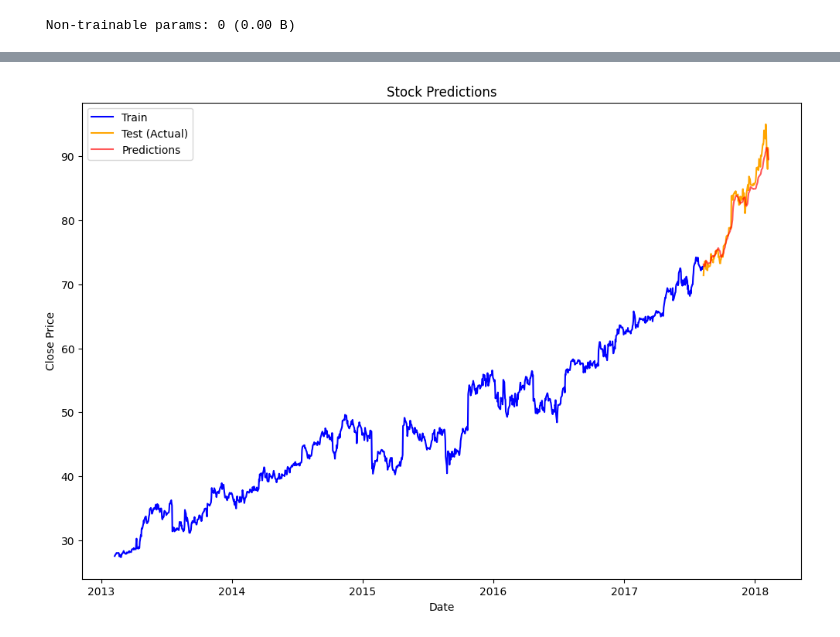
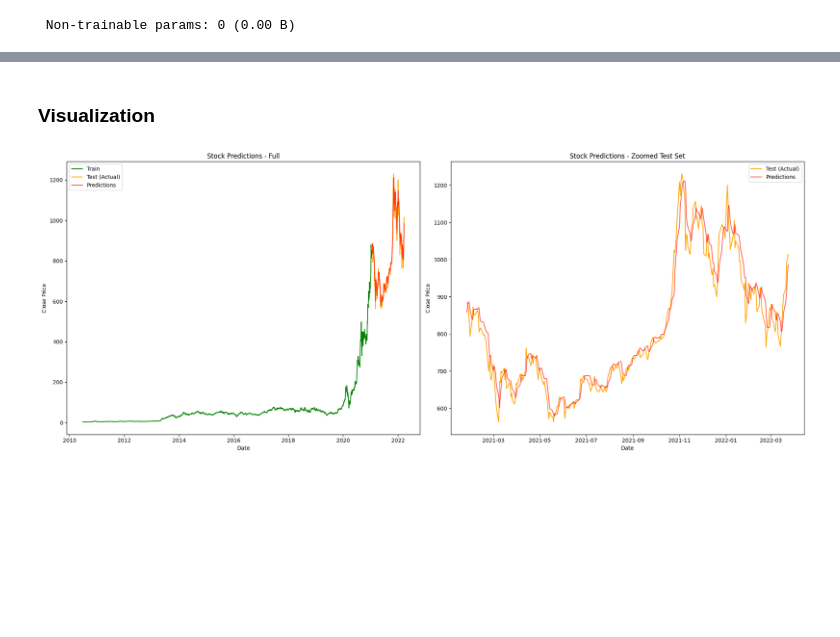
Before and after one commit to ItsThareesh/Stock-Price-Predictor, a Jupyter notebook: main.ipynb, the cells around one changed output, grey strips where cells are left out. Saved outputs shown, nothing was run; the diff lists cells and outputs as text; code cells hidden in the pictures; blank space fills up the shorter version.

Commit message:
Train Model on TSLA Stock

```diff
--- a/main.ipynb
+++ b/main.ipynb
@@ -15,11 +15,18 @@ import seaborn as sns
 # %%
 tf.random.set_seed(96)
 
-dataset_path = "MicrosoftStock.csv"
-train_test_split = 0.9
+dataset_path = "TSLA.csv"
+train_test_split = 0.90
 window_size = 10
 batch_size = 32
 epochs = 25
+
+open_column = "Open"
+close_column = "Close"
+date_column = "Date"
+high_column = "High"
+low_column = "Low"
+volume_column = "Volume"
 # %% [markdown]
 ## Import Dataset
 # %%
@@ -46,6 +52,6 @@ Name      0
 dtype: int64
 # %%
-df['date'] = pd.to_datetime(df['date'])
+df[date_column] = pd.to_datetime(df[date_column])
 # %% [markdown]
 ## Graphs and Correlation Matrix
 # %%
@@ -104,4 +109,0 @@ plt.show()
-# %%
-df['date'] = pd.to_datetime(df['date'])
-df.drop('Name', inplace=True, axis=1)
-df.head()
@@ -115,7 +110,7 @@ df.head()
 # %% [markdown]
 ## Scale Data
 # %%
-stock_close = df['close'].values
+stock_close = df[close_column].values
 # %%
 training_data_len = int(np.ceil(train_test_split * len(stock_close)))
 
@@ -240,16 +247,32 @@ predictions = scaler.inverse_transform(predictions)
+# %% [markdown]
+### Visualization
 # %%
 train = df[:training_data_len]
-test =  df[training_data_len:].copy()
+test = df[training_data_len:].copy()
 test['Predictions'] = predictions
 
-plt.figure(figsize=(12,8))
-plt.plot(train['date'], train['close'], label="Train", color='blue')
-plt.plot(test['date'], test['close'], label="Test (Actual)", color='orange')
-plt.plot(test['date'], test['Predictions'], label="Predictions", color='red', alpha=0.65)
-plt.title("Stock Predictions")
+plt.figure(figsize=(20, 8))
+
+# Full View: Train + Test + Predictions
+plt.subplot(1, 2, 1)
+plt.plot(train[date_column], train[close_column], label="Train", color='green')
+plt.plot(test[date_column], test[close_column], label="Test (Actual)", color='orange')
+plt.plot(test[date_column], test['Predictions'], label="Predictions", color='red', alpha=0.65)
+plt.title("Stock Predictions - Full")
 plt.xlabel("Date")
 plt.ylabel("Close Price")
 plt.legend()
+
+# Zoomed View: Test vs Predictions
+plt.subplot(1, 2, 2)
+plt.plot(test[date_column], test[close_column], label="Test (Actual)", color='orange')
+plt.plot(test[date_column], test['Predictions'], label="Predictions", color='red', alpha=0.65)
+plt.title("Stock Predictions - Zoomed Test Set")
+plt.xlabel("Date")
+plt.ylabel("Close Price")
+plt.legend()
+
+plt.tight_layout()
 plt.show()
 # %% [output]
-[figure, old version]
+[figure, new version]
```
Also changed, not shown: parts of 20 cells of this notebook, 3 other files.
